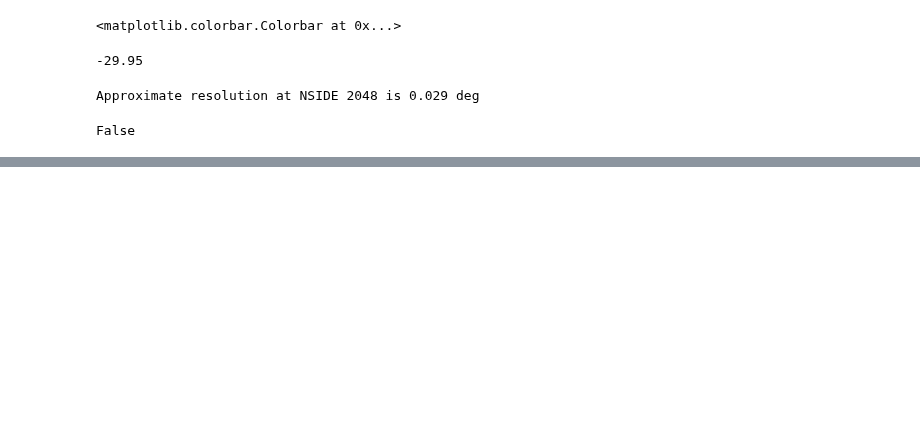
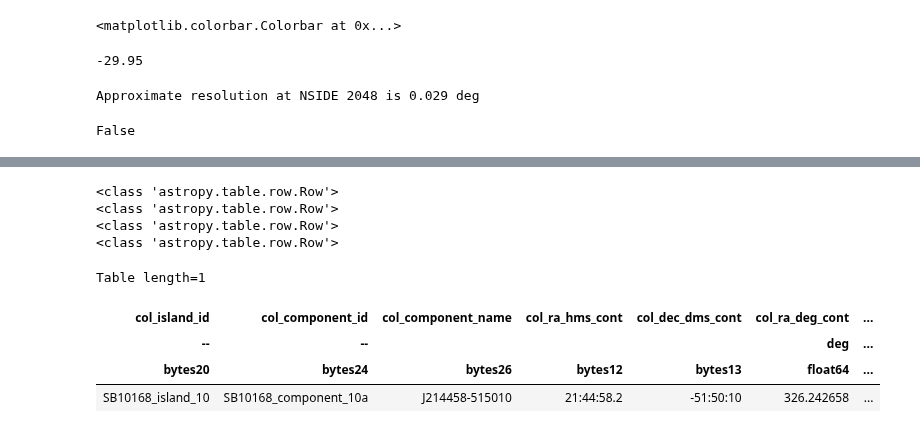
Before and after one commit to AlecThomson/arrakis, a Jupyter notebook: notebooks/query.ipynb, the cells around one changed output, grey strips where cells are left out. Saved outputs shown, nothing was run; the diff lists cells and outputs as text; code cells hidden in the pictures; blank space fills up the shorter version.

```diff
--- a/notebooks/query.ipynb
+++ b/notebooks/query.ipynb
@@ -207,0 +215,3 @@ hp.mollview(array, xsize=10000)
+# %%
+datadict = getdata('/Volumes/DATA/possumpilot/mosaics/', '/Volumes/DATA/possumpilot/selavy/',\
+        '/Volumes/DATA/possumpilot/selavy/image.i.SB10168.cont.taylor.0.restored.fits')
@@ -207,0 +229,21 @@ hp.mollview(array, xsize=10000)
+# %%
+
+source_dict = {}
+datadict['i_tab_comp'].add_index('col_island_id')
+for i in range(2):
+    for name in datadict['i_tab'].colnames:
+        source_dict[name.replace('col_', '')
+                    ] = datadict['i_tab'][name][i]
+
+    components = Table(datadict['i_tab_comp'].loc[datadict['i_tab']['col_island_id'][i]])
+    for comp, row in enumerate(components):
+        source_dict[f'component_{comp+1}'] = {}
+        print(type(row))
+        for name in components.colnames:
+            source_dict[f'component_{comp+1}'][name.replace('col_', '')
+                        ] = row[name]
+# %% [output]
+<class 'astropy.table.row.Row'>
+<class 'astropy.table.row.Row'>
+<class 'astropy.table.row.Row'>
+<class 'astropy.table.row.Row'>
@@ -207,0 +252,8 @@ hp.mollview(array, xsize=10000)
+# %%
+Table(components)
+# %% [output]
+Table length=1
+| col_island_id | col_component_id | col_component_name | col_ra_hms_cont | col_dec_dms_cont | col_ra_deg_cont | ... |
+| -- | -- |  |  |  | deg | ... |
+| bytes20 | bytes24 | bytes26 | bytes12 | bytes13 | float64 | ... |
+| SB10168_island_10 | SB10168_component_10a | J214458-515010 | 21:44:58.2 | -51:50:10 | 326.242658 | ... |
```
Also changed, not shown: parts of 16 cells of this notebook.
